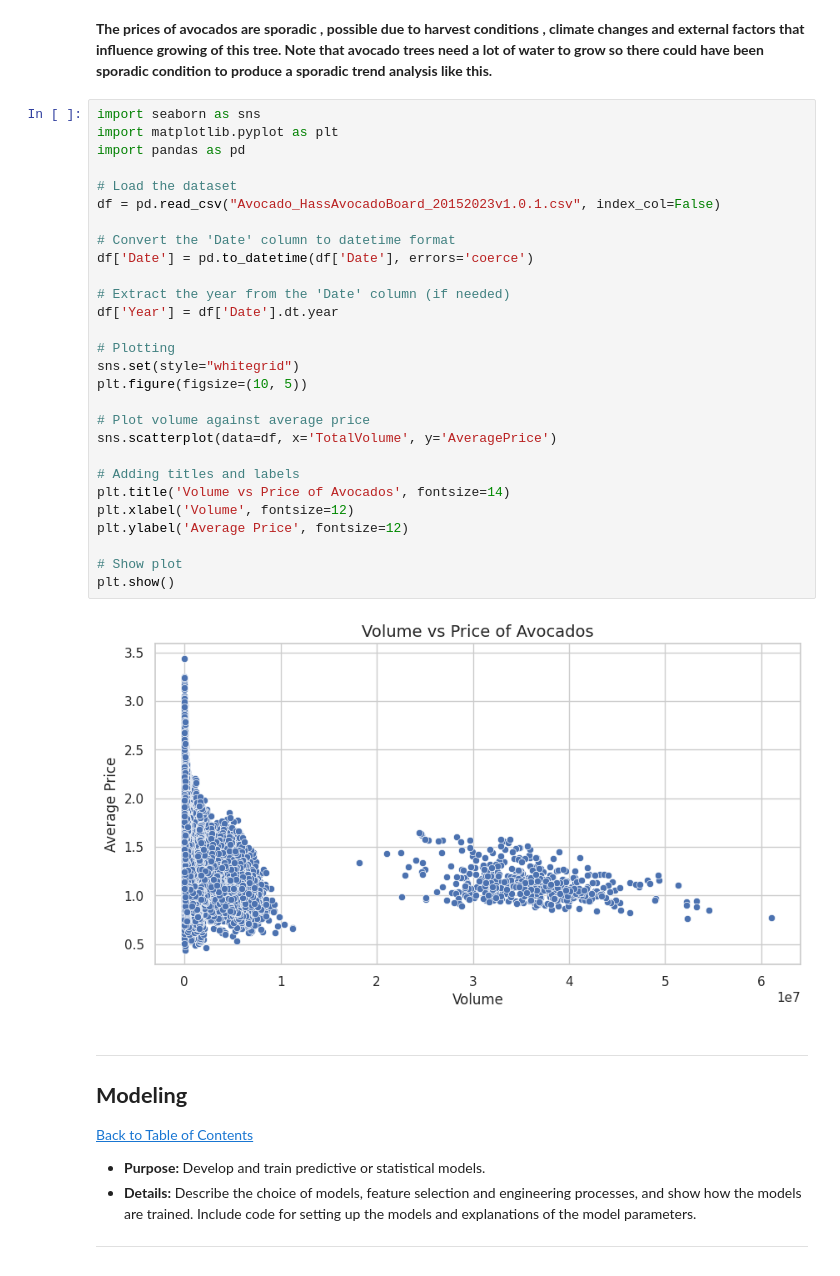
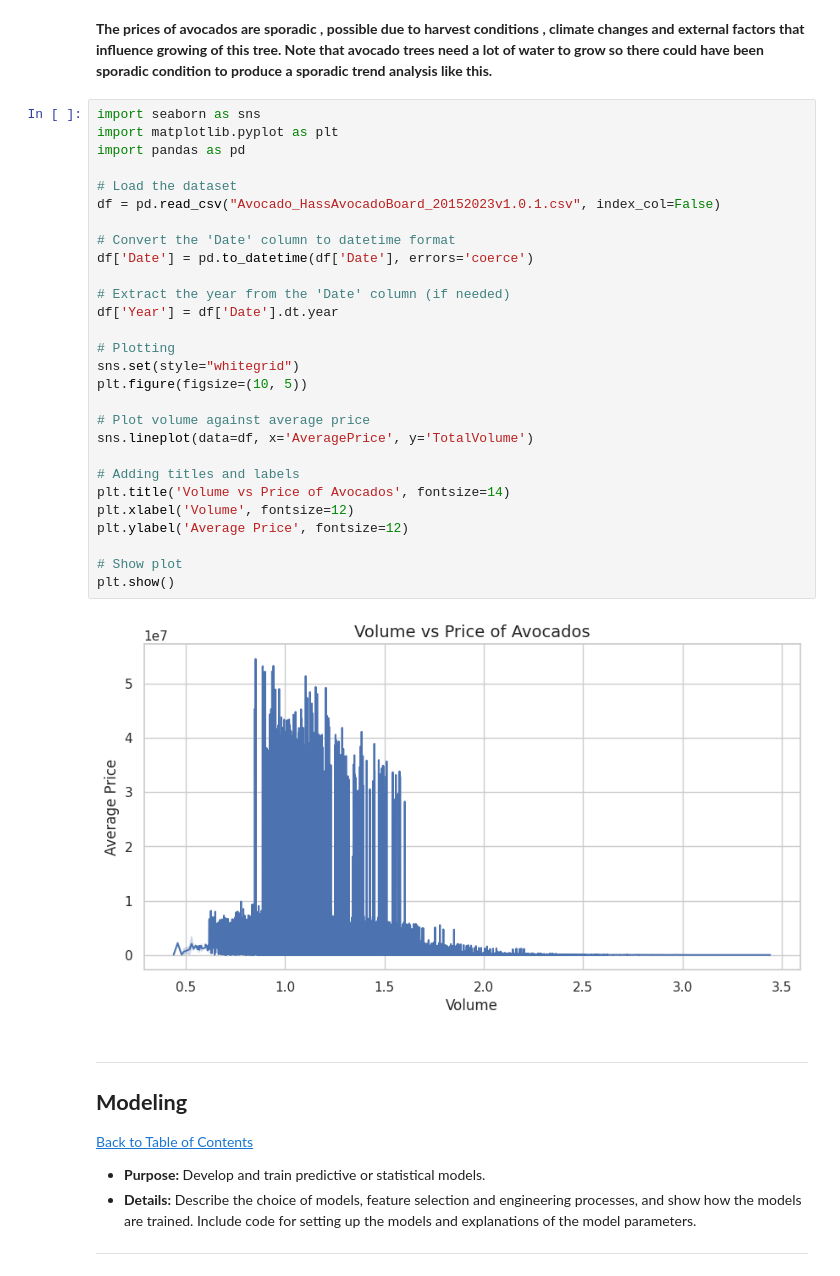
Before and after one commit to VenishaAI/Cornerstone_Project_Avo-Data_Prices, a Jupyter notebook: QCTO---Workplace-Module-Notebook-Template-4571 (1).ipynb, the cells around one changed output. Drawn from its saved outputs; the diff is of its cells as text.

```diff
--- a/QCTO---Workplace-Module-Notebook-Template-4571 (1).ipynb
+++ b/QCTO---Workplace-Module-Notebook-Template-4571 (1).ipynb
@@ -406,33 +408,33 @@ plt.show()
 # %%
 import seaborn as sns
 import matplotlib.pyplot as plt
 import pandas as pd
 
 # Load the dataset
 df = pd.read_csv("Avocado_HassAvocadoBoard_20152023v1.0.1.csv", index_col=False)
 
 # Convert the 'Date' column to datetime format
 df['Date'] = pd.to_datetime(df['Date'], errors='coerce')
 
 # Extract the year from the 'Date' column (if needed)
 df['Year'] = df['Date'].dt.year
 
 # Plotting
 sns.set(style="whitegrid")
 plt.figure(figsize=(10, 5))
 
 # Plot volume against average price
-sns.scatterplot(data=df, x='TotalVolume', y='AveragePrice')
+sns.lineplot(data=df, x='AveragePrice', y='TotalVolume')
 
 # Adding titles and labels
 plt.title('Volume vs Price of Avocados', fontsize=14)
 plt.xlabel('Volume', fontsize=12)
 plt.ylabel('Average Price', fontsize=12)
 
 # Show plot
 plt.show()
 # %% [output]
-[figure, old version]
+[figure, new version]
 # %% [markdown]
 ---
 <a href=#six></a>
```
Also changed, not shown: parts of 11 cells of this notebook.
